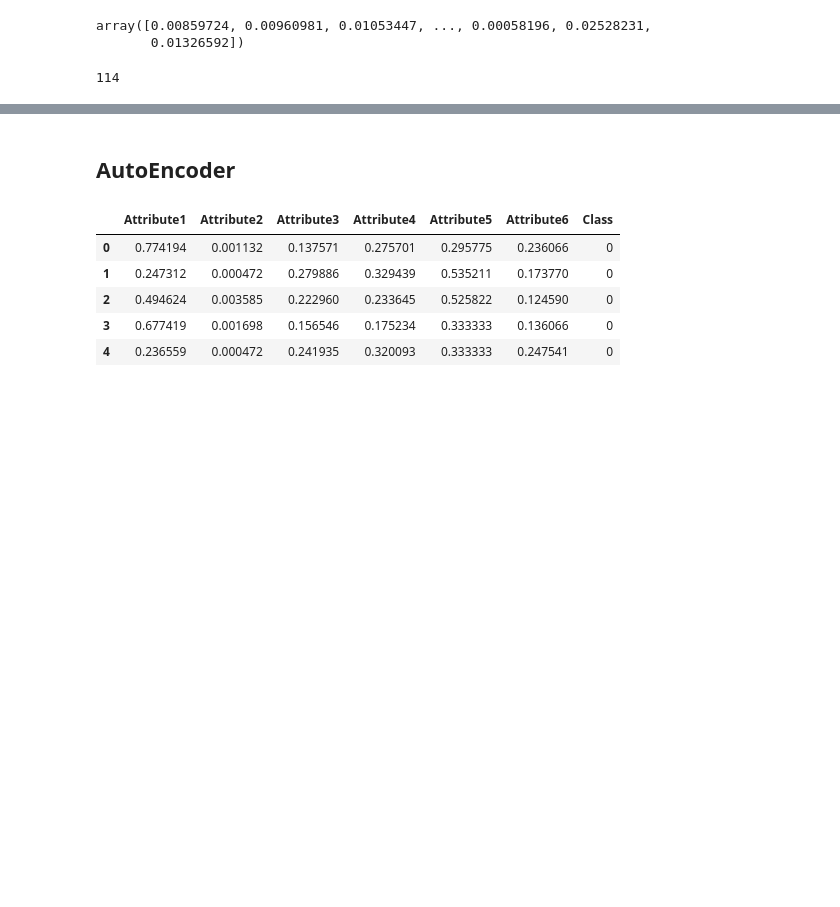
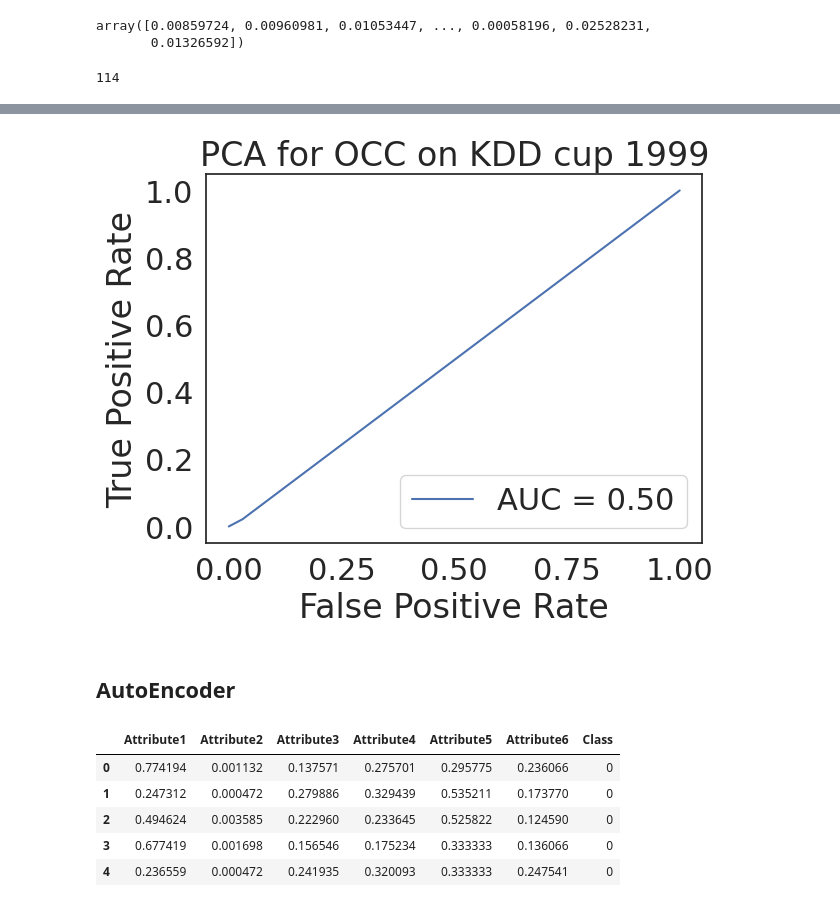
Before and after one commit to mishalkk/AnomalyQuest-Exploring-Novel-Approaches-for-Anomaly-Detection-in-Diverse-Domains, a Jupyter notebook: Ann Thyroid/Thyroid.ipynb, the cells around one changed output, grey strips where cells are left out. Saved outputs shown, nothing was run; the diff lists cells and outputs as text; code cells hidden in the pictures; blank space fills up the shorter version.

```diff
--- a/Ann Thyroid/Thyroid.ipynb
+++ b/Ann Thyroid/Thyroid.ipynb
@@ -12,3 +12,5 @@ from sklearn.metrics import confusion_matrix
 from sklearn.metrics import classification_report, accuracy_score
+# %%
+roc_auc_list = []
 # %% [markdown]
 # Load data
@@ -123,3 +123,13 @@ def plot_confusion_matrix(y_true, y_pred):
     plt.ylabel('Actual')
     plt.title('Confusion Matrix')
     plt.show()
+# %%
+def draw_roc_auc(classifier_name, y, y_pred):
+  fpr, tpr, thresholds = roc_curve(y, y_pred)
+  roc_auc = auc(fpr, tpr)
+  curve = RocCurveDisplay(fpr=fpr, tpr=tpr, roc_auc=roc_auc)
+  curve.plot()
+  plt.title(f"{classifier_name} for OCC on KDD cup 1999")
+  plt.show()
+
+  return {f"{classifier_name}": {"fpr": fpr, "tpr": tpr, "roc_auc": roc_auc}}
@@ -222,3 +259,8 @@ weighted avg       0.95      0.95      0.95      3772
+# %%
+roc_auc_dlt = draw_roc_auc("PCA", y, y_pred)
+roc_auc_list.append(roc_auc_dlt)
+# %% [output]
+[figure, added]
 # %% [markdown]
 ## AutoEncoder
 # %%
```
Also changed, not shown: parts of 42 cells of this notebook, 2 other files.
